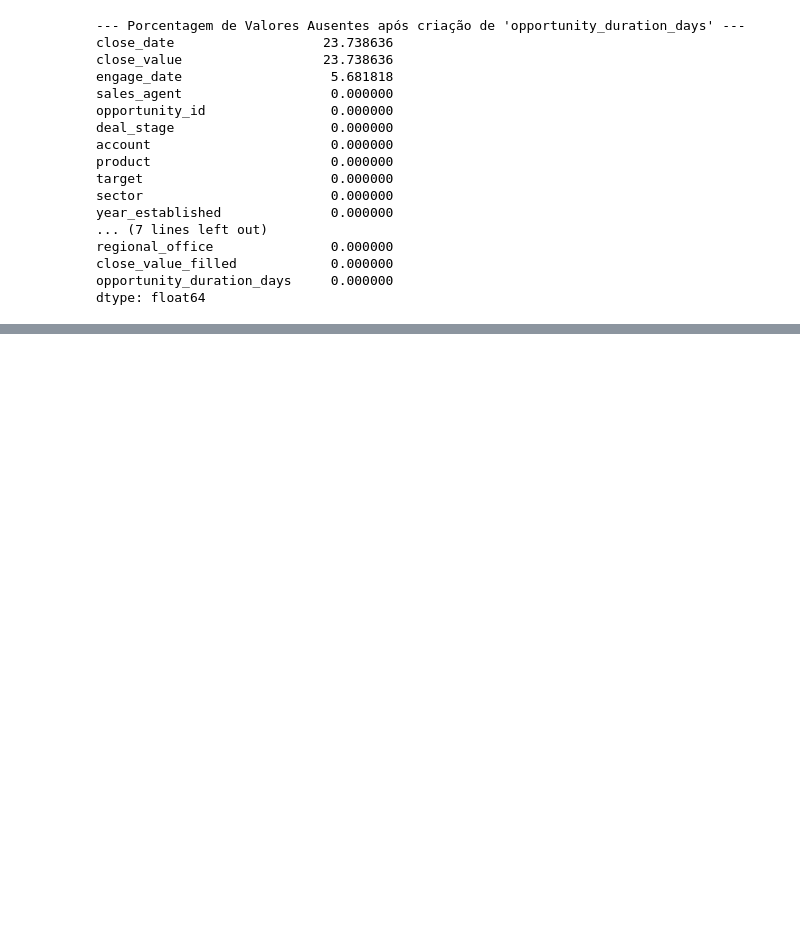
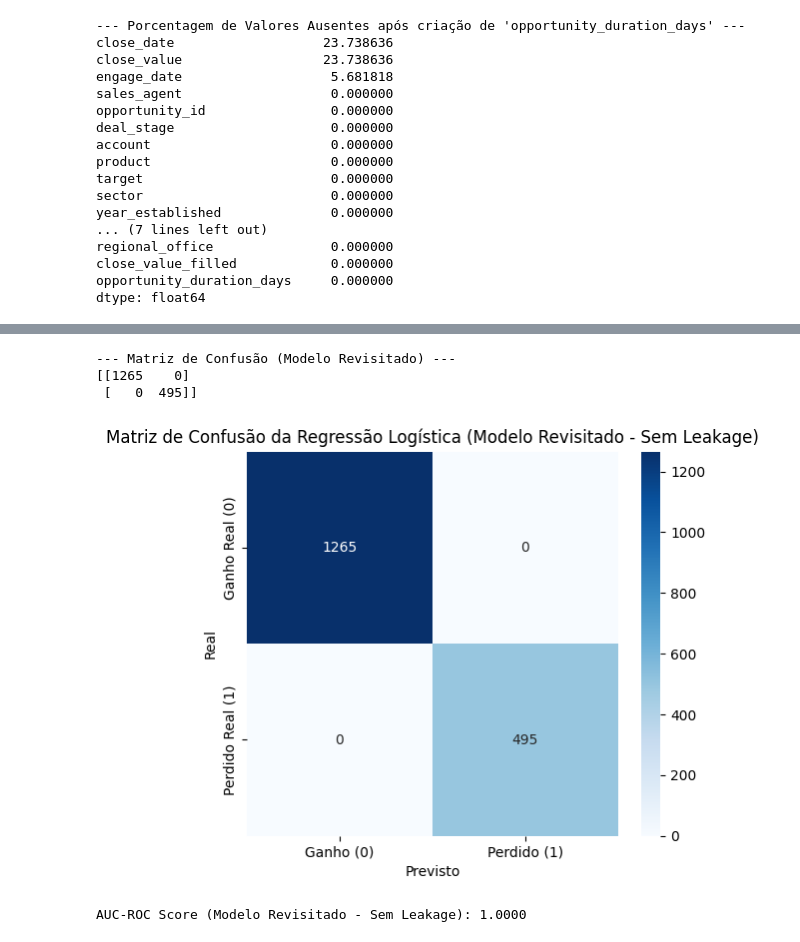
Before and after one commit to muriloWeber/crm_opportunity_loss_prediction, a Jupyter notebook: notebooks/02_data_preparation.ipynb, the cells around one changed output, grey strips where cells are left out. Drawn from its saved outputs; the diff is of its cells as text; code cells hidden in the pictures; blank space fills up the shorter version.

```diff
--- a/notebooks/02_data_preparation.ipynb
+++ b/notebooks/02_data_preparation.ipynb
@@ -215,0 +568,11 @@ dtype: float64
+# %%
+# Dividir os dados em conjuntos de treinamento e teste novamente
+# É crucial refazer a divisão após alterar X para garantir que os conjuntos
+# X_train_revisited, X_test_revisited, y_train, y_test sejam consistentes com X_revisited e y.
+# O random_state=42 e stratify=y são mantidos para reprodutibilidade e balanceamento de classes.
+X_train_revisited, X_test_revisited, y_train, y_test = train_test_split(
+    X_revisited, y, test_size=0.2, random_state=42, stratify=y
+)
+
+print(f"\nFormato de X_train_revisited: {X_train_revisited.shape}")
+print(f"Formato de X_test_revisited: {X_test_revisited.shape}")
@@ -215,0 +582,7 @@ dtype: float64
+# %%
+# Instanciar e Treinar o Modelo de Regressão Logística novamente
+# O solver='liblinear' é robusto e adequado para este tipo de dataset.
+model_revisited = LogisticRegression(solver='liblinear', random_state=42)
+model_revisited.fit(X_train_revisited, y_train)
+
+print("\n--- Modelo de Regressão Logística Treinado Novamente (Sem Data Leakage de 'close_value_filled') ---")
@@ -215,0 +591,8 @@ dtype: float64
+# %%
+# Fazer Previsões e Avaliar o Modelo Revisitado
+y_pred_revisited = model_revisited.predict(X_test_revisited)
+# y_prob_revisited é a probabilidade da classe positiva (target = 1, ou seja, 'perda')
+y_prob_revisited = model_revisited.predict_proba(X_test_revisited)[:, 1]
+
+print("\n--- Relatório de Classificação no Conjunto de Teste (Modelo Revisitado) ---")
+print(classification_report(y_test, y_pred_revisited))
@@ -215,0 +609,26 @@ dtype: float64
+# %%
+print("\n--- Matriz de Confusão (Modelo Revisitado) ---")
+cm_revisited = confusion_matrix(y_test, y_pred_revisited)
+print(cm_revisited)
+# %% [output]
+--- Matriz de Confusão (Modelo Revisitado) ---
+[[1265    0]
+ [   0  495]]
+# %%
+# Visualizar a Matriz de Confusão
+plt.figure(figsize=(6, 5))
+sns.heatmap(cm_revisited, annot=True, fmt='d', cmap='Blues',
+            xticklabels=['Ganho (0)', 'Perdido (1)'],
+            yticklabels=['Ganho Real (0)', 'Perdido Real (1)'])
+plt.xlabel('Previsto')
+plt.ylabel('Real')
+plt.title('Matriz de Confusão da Regressão Logística (Modelo Revisitado - Sem Leakage)')
+plt.show()
+# %% [output]
+[figure, added]
+# %%
+# Calcular e Imprimir AUC-ROC
+auc_roc_revisited = roc_auc_score(y_test, y_prob_revisited)
+print(f"\nAUC-ROC Score (Modelo Revisitado - Sem Leakage): {auc_roc_revisited:.4f}")
+# %% [output]
+AUC-ROC Score (Modelo Revisitado - Sem Leakage): 1.0000
```
Also changed, not shown: parts of 44 cells of this notebook, 1 other file.
